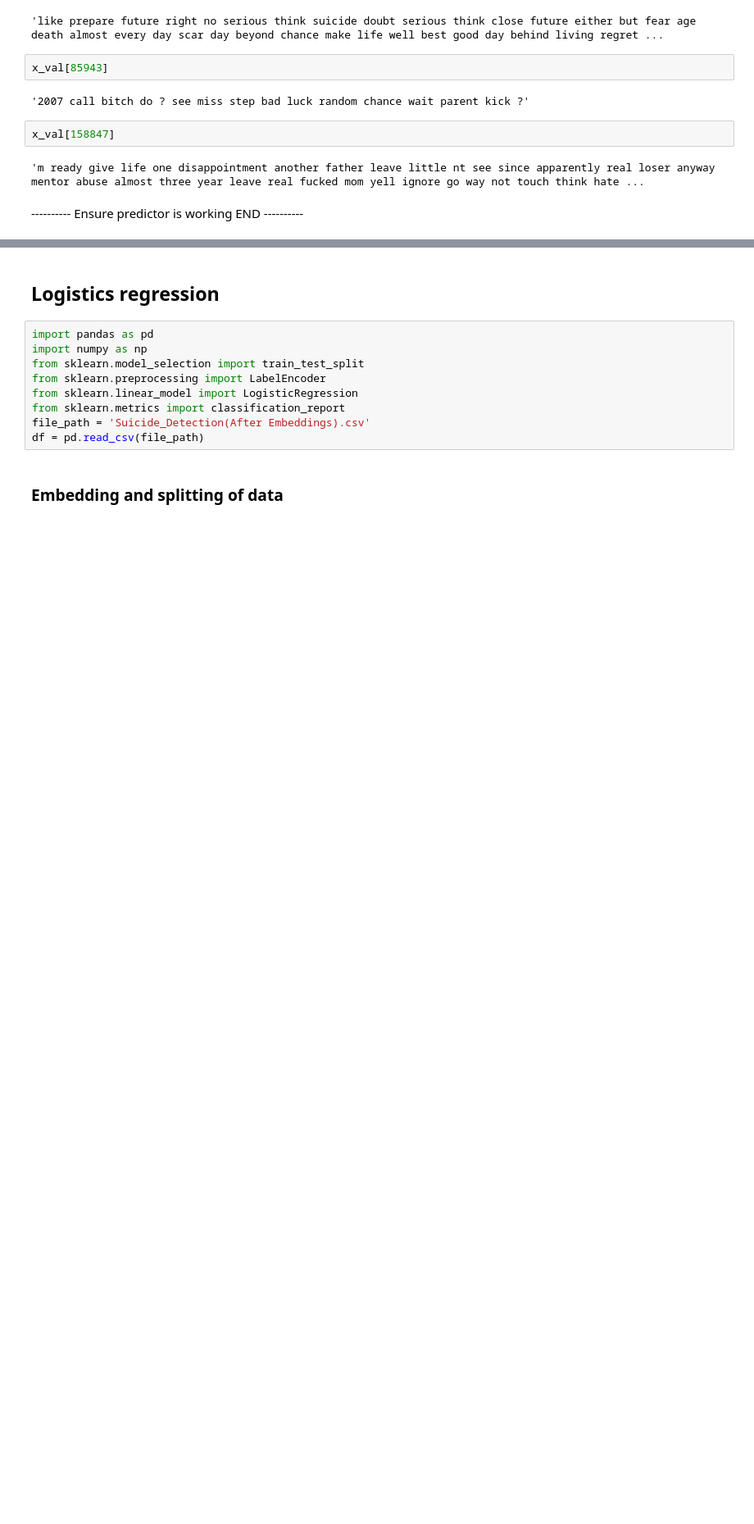
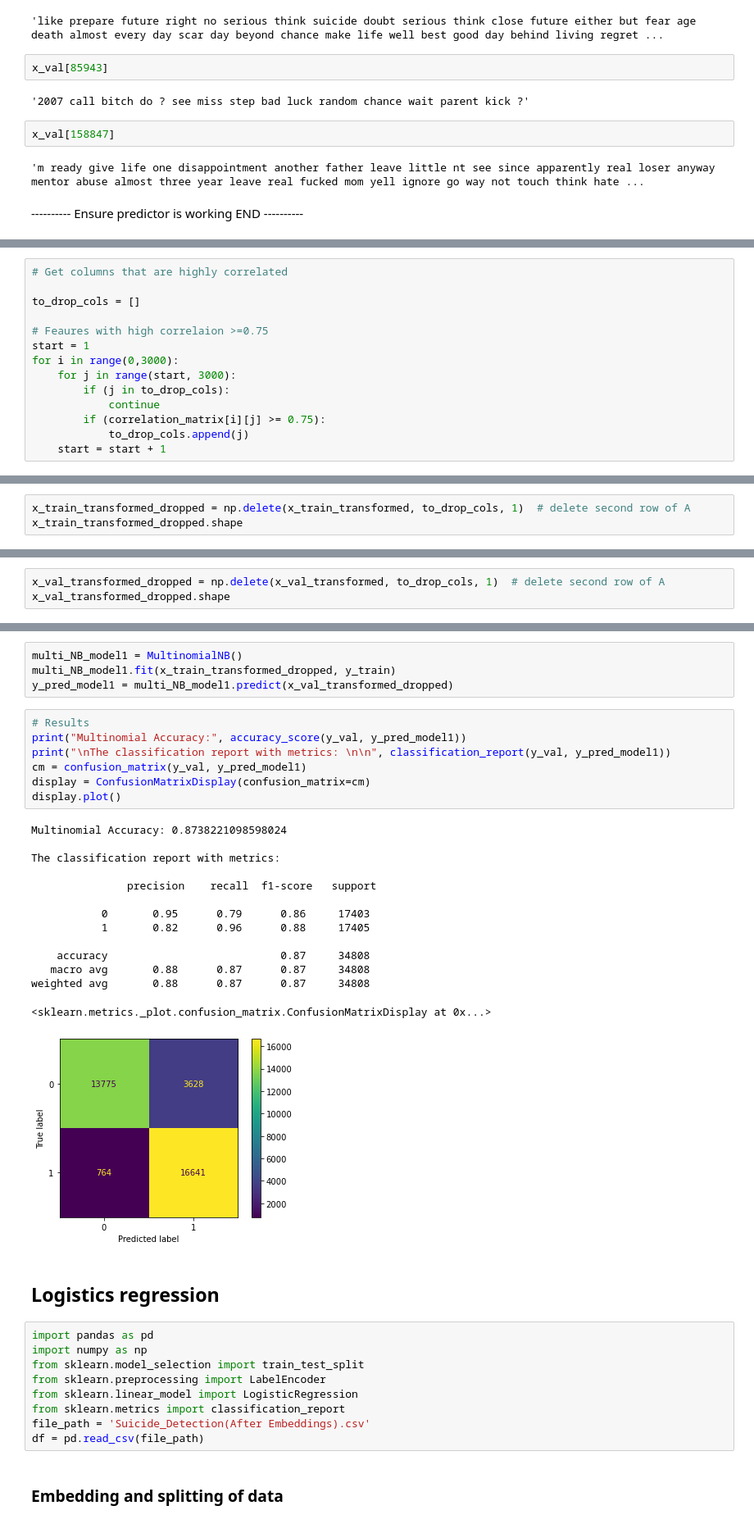
Before and after one commit to zw1010/KeepYourselfSafe, a Jupyter notebook: KeepYourselfSafe.ipynb, the cells around one changed output, grey strips where cells are left out. Shown: that part at 82% size. Drawn from its saved outputs; the diff is of its cells as text; blank space fills up the shorter version.

Commit message:
Add Model 1(remove correlated features) under Naive Bayes model.

```diff
--- a/KeepYourselfSafe.ipynb
+++ b/KeepYourselfSafe.ipynb
@@ -568,0 +593,14 @@ x_val[158847]
+# %%
+# Get columns that are highly correlated
+
+to_drop_cols = []
+
+# Feaures with high correlaion >=0.75
+start = 1
+for i in range(0,3000):
+    for j in range(start, 3000):
+        if (j in to_drop_cols):
+            continue
+        if (correlation_matrix[i][j] >= 0.75):
+            to_drop_cols.append(j)
+    start = start + 1
@@ -568,0 +611,3 @@ x_val[158847]
+# %%
+x_train_transformed_dropped = np.delete(x_train_transformed, to_drop_cols, 1)  # delete second row of A
+x_train_transformed_dropped.shape
@@ -568,0 +616,3 @@ x_val[158847]
+# %%
+x_val_transformed_dropped = np.delete(x_val_transformed, to_drop_cols, 1)  # delete second row of A
+x_val_transformed_dropped.shape
@@ -569,3 +630,29 @@ x_val[158847]
+# %%
+multi_NB_model1 = MultinomialNB()
+multi_NB_model1.fit(x_train_transformed_dropped, y_train)
+y_pred_model1 = multi_NB_model1.predict(x_val_transformed_dropped)
+# %%
+# Results
+print("Multinomial Accuracy:", accuracy_score(y_val, y_pred_model1))
+print("\nThe classification report with metrics: \n\n", classification_report(y_val, y_pred_model1))
+cm = confusion_matrix(y_val, y_pred_model1)
+display = ConfusionMatrixDisplay(confusion_matrix=cm)
+display.plot()
+# %% [output]
+Multinomial Accuracy: 0.8738221098598024
+
+The classification report with metrics:
+
+               precision    recall  f1-score   support
+
+           0       0.95      0.79      0.86     17403
+           1       0.82      0.96      0.88     17405
+
+    accuracy                           0.87     34808
+   macro avg       0.88      0.87      0.87     34808
+weighted avg       0.88      0.87      0.87     34808
+<sklearn.metrics._plot.confusion_matrix.ConfusionMatrixDisplay at 0x...>
+[figure, added]
 # %% [markdown]
 ## Logistics regression
 # %%
```
Also changed, not shown: parts of 10 cells of this notebook.
